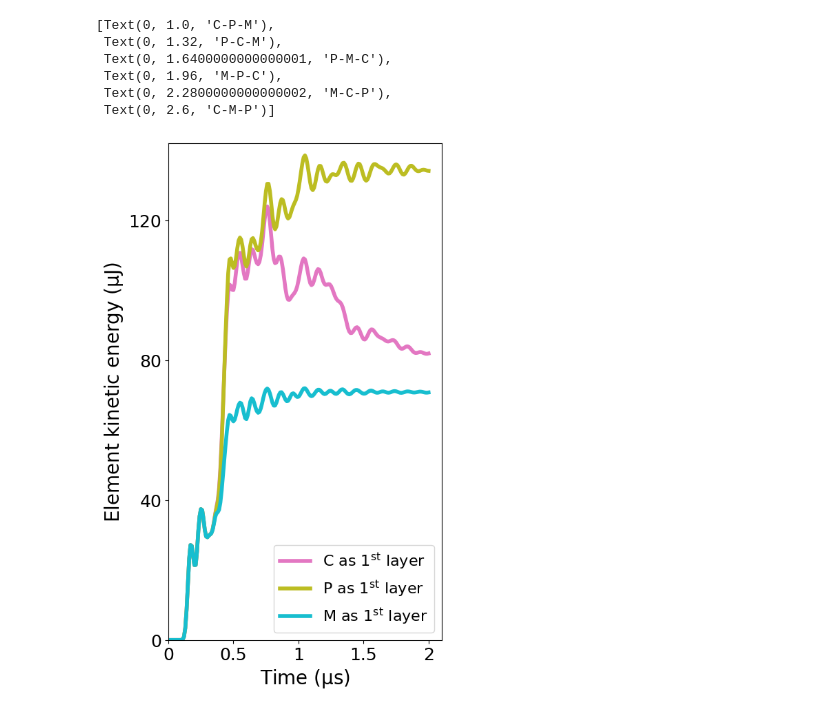
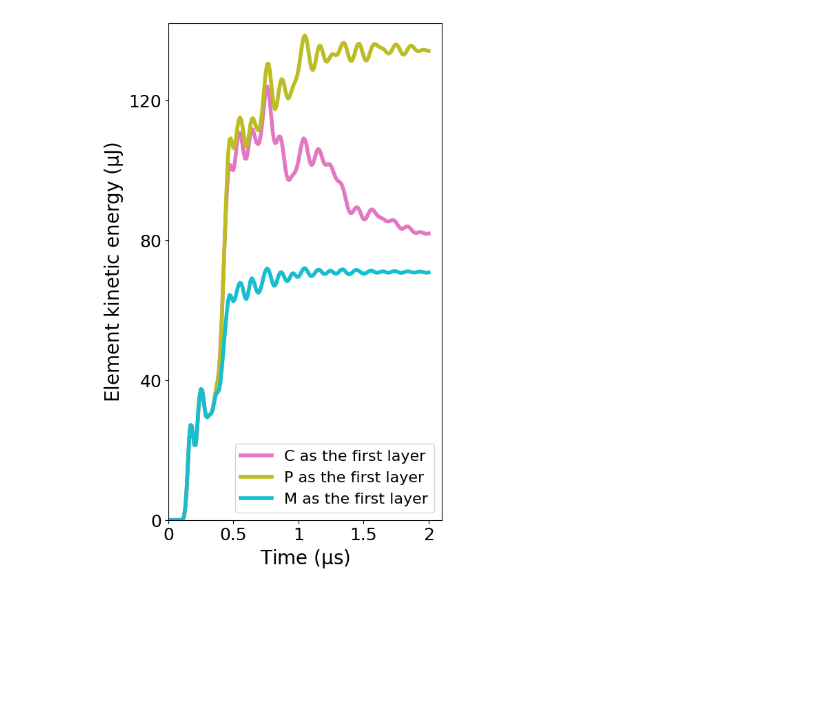
Before and after one commit to hzhangolemiss/VUMAT-DSGZs, a Jupyter notebook: results/Figure7.ipynb, the cells around one changed output. Drawn from its saved outputs; the diff is of its cells as text; code cells hidden in the pictures; blank space fills up the shorter version.

```diff
--- a/results/Figure7.ipynb
+++ b/results/Figure7.ipynb
@@ -468,11 +462,11 @@ ax2.set_yticklabels(['M-P-C','P-M-C','C-M-P','P-C-M','C-P-M','M-C-P'],fontsize=1
 # %%
 # Figure 7(b)
 fig3,ax3 = plt.subplots(layout = 'constrained',figsize=(5,8))
-ax3.plot(time[0:201],KE_Fr_s1c1[0:201],linewidth=4,color='tab:pink',label='C as $\\rm{1^{st}}$ layer')
+ax3.plot(time[0:201],KE_Fr_s1c1[0:201],linewidth=4,color='tab:pink',label='C as the first layer')
 #ax3.plot(time[0:401],KE_Fr_s3c1[0:401],linewidth=2,color='tab:orange',label='CMP, 132')
-ax3.plot(time[0:201],KE_Fr_s3c2[0:201],linewidth=4,color='tab:olive',label='P as $\\rm{1^{st}}$ layer')
+ax3.plot(time[0:201],KE_Fr_s3c2[0:201],linewidth=4,color='tab:olive',label='P as the first layer')
 #ax3.plot(time[0:401],KE_Fr_s3c3[0:401],linewidth=2,color='tab:red',label='PMC, 231')
-ax3.plot(time[0:201],KE_Fr_s3c4[0:201],linewidth=4,color='tab:cyan',label='M as $\\rm{1^{st}}$ layer')
+ax3.plot(time[0:201],KE_Fr_s3c4[0:201],linewidth=4,color='tab:cyan',label='M as the first layer')
 #ax3.plot(time[0:401],KE_Fr_s3c5[0:401],linewidth=2,color='tab:brown',label='MPC, 321')
 ax3.set_xlabel('Time ($\\rm{\mu s}$)',fontsize=20)
 ax3.set_ylabel('Element kinetic energy ($\\rm{\mu J}$)',fontsize=20)
@@ -483,7 +477,7 @@ ax3.set_xticklabels(['0','0.5','1','1.5','2'],fontsize=18)
 ax3.set_yticks([0,40,80,120])
 ax3.set_yticklabels(['0','40','80','120'],fontsize=18)
 legend = ax3.legend(loc='lower right',fontsize=16)
-# fig3.savefig('Figure7c.png', dpi=1200)
+# fig3.savefig('Figure7b1.png', dpi=1200)
 
 w = 0.3/2
 g = 0.02
@@ -492,39 +486,33 @@ bar_y = [1+10*w+5*g,1+8*w+4*g,1+6*w+3*g,1+4*w+2*g,1+2*w+g,1]
 KE_Bk = [max(KE_Bk_s1c1[600:1281]),
          max(KE_Bk_s3c1[600:1456]),
          max(KE_Bk_s3c2[600:1456]),
          max(KE_Bk_s3c3[600:1456]),
          max(KE_Bk_s3c4[600:1456]),
          max(KE_Bk_s3c5[600:1371])]
 fig4,ax4 = plt.subplots(layout = 'constrained',figsize=(5,8)) # 9,5.4
 # ax4.yaxis.tick_right()
 # ax4.yaxis.set_label_position('right')
 bh1 = ax4.barh(bar_y[5],KE_Bk[0],align='center',height=2*h,linewidth=0,edgecolor='tab:blue',color='tab:blue')
 bh2 = ax4.barh(bar_y[0],KE_Bk[1],align='center',height=2*h,linewidth=0,edgecolor='tab:orange',color='tab:orange')
 bh3 = ax4.barh(bar_y[4],KE_Bk[2],align='center',height=2*h,linewidth=0,edgecolor='tab:green',color='tab:green')
 bh4 = ax4.barh(bar_y[3],KE_Bk[3],align='center',height=2*h,linewidth=0,edgecolor='tab:red',color='tab:red')
 bh5 = ax4.barh(bar_y[1],KE_Bk[4],align='center',height=2*h,linewidth=0,edgecolor='tab:purple',color='tab:purple')
 bh6 = ax4.barh(bar_y[2],KE_Bk[5],align='center',height=2*h,linewidth=0,edgecolor='tab:brown',color='tab:brown')
 ax4.bar_label(bh1,fmt='%.1f',padding=6,fontsize=14,weight='normal',color='black')
 ax4.bar_label(bh2,fmt='%.1f',padding=6,fontsize=14,weight='normal',color='black')
 ax4.bar_label(bh3,fmt='%.1f',padding=6,fontsize=14,weight='normal',color='black')
 ax4.bar_label(bh4,fmt='%.1f',padding=6,fontsize=14,weight='normal',color='black')
 ax4.bar_label(bh5,fmt='%.1f',padding=6,fontsize=14,weight='normal',color='black')
 ax4.bar_label(bh6,fmt='%.1f',padding=6,fontsize=14,weight='normal',color='black')
 ax4.set_xlabel('Element kinetic energy ($\\rm{\mu J}$)',fontsize=20)
 # ax4.set_ylabel('Case',fontsize=20)
 ax4.set_xlim(0,54)
 ax4.set_ylim(1-w-2*g,1+11*w+7*g)
 ax4.set_xticks([0,15,30,45])
 ax4.set_xticklabels(['0','15','30','45'],fontsize=18)
 ax4.set_yticks([1,1+2*w+g,1+4*w+2*g,1+6*w+3*g,1+8*w+4*g,1+10*w+5*g])
 ax4.set_yticklabels(['C-P-M','P-C-M','P-M-C','M-P-C','M-C-P','C-M-P'],fontsize=16)
-# fig4.savefig('Figure7d.png', dpi=1200)
+# fig4.savefig('Figure7b2.png', dpi=1200)
 # %% [output]
-[Text(0, 1.0, 'C-P-M'),
- Text(0, 1.32, 'P-C-M'),
- Text(0, 1.6400000000000001, 'P-M-C'),
- Text(0, 1.96, 'M-P-C'),
- Text(0, 2.2800000000000002, 'M-C-P'),
- Text(0, 2.6, 'C-M-P')]
-[figure, old version]
+[figure, new version]
 [figure]
```
Also changed, not shown: parts of 1 cell of this notebook, 4 other files.
